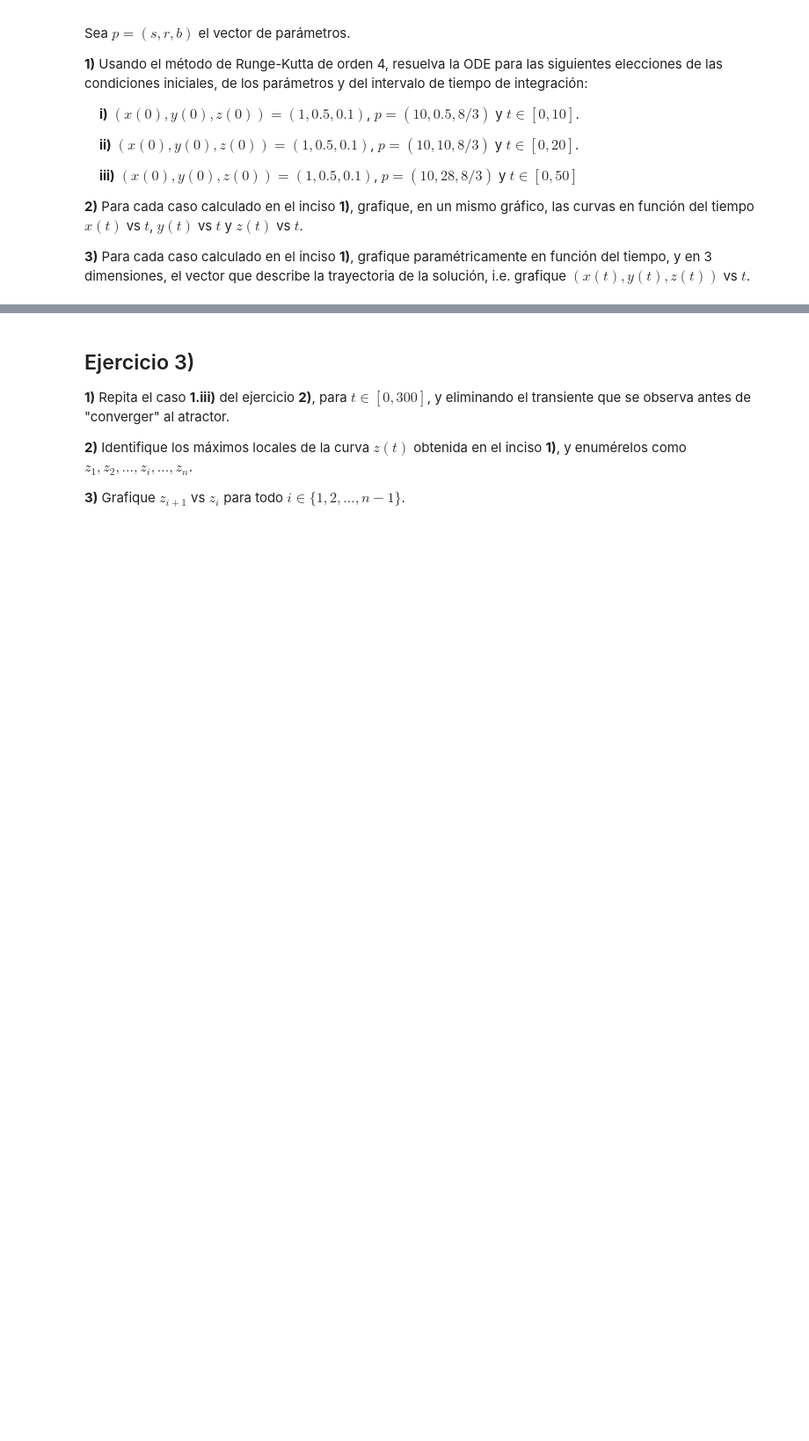
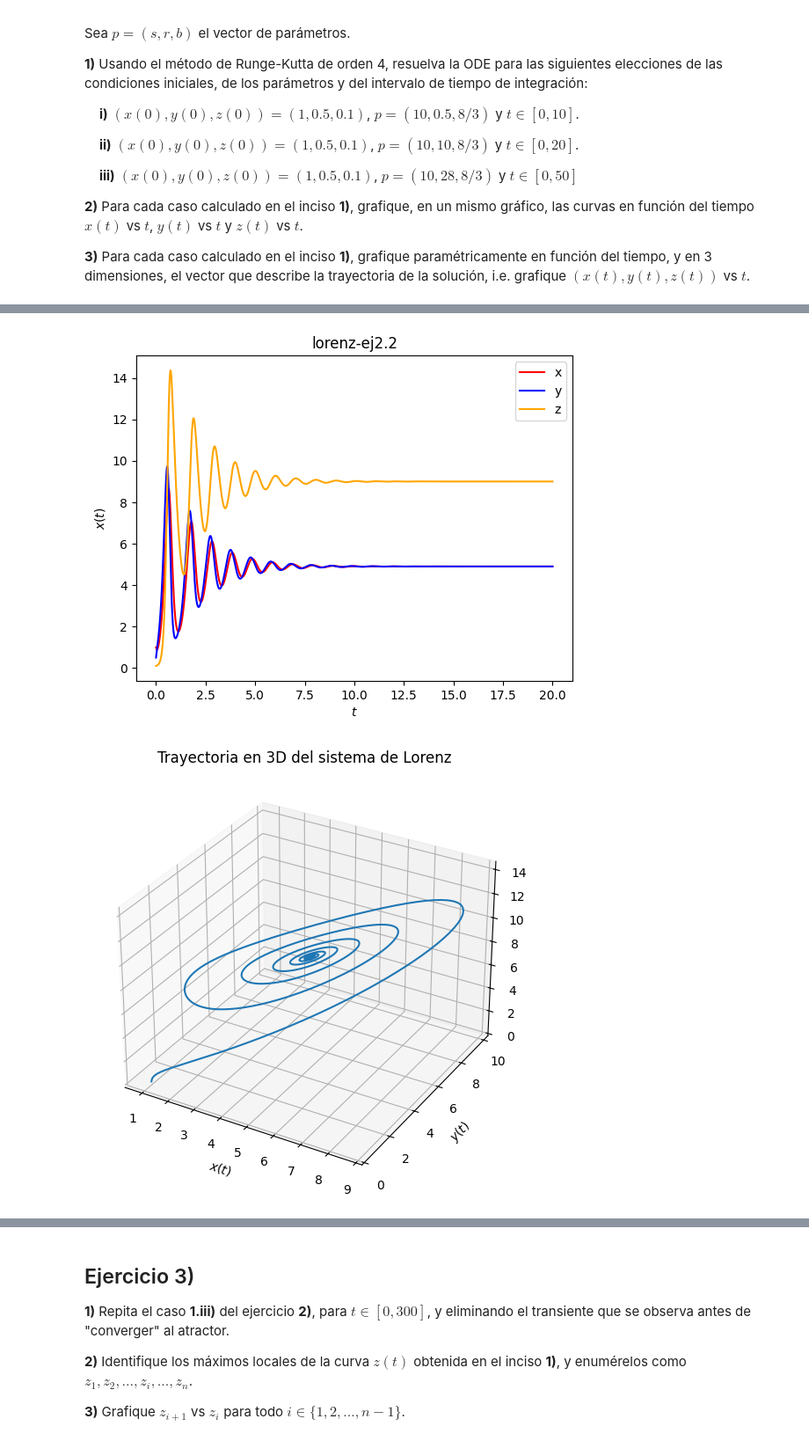
Before and after one commit to Benja2133/Guias-RedesNeuronales, a Jupyter notebook: redes_neuronales_2025_guia_7.ipynb, the cells around one changed output, grey strips where cells are left out. Shown at 88% size. Saved outputs shown, nothing was run; the diff lists cells and outputs as text; code cells hidden in the pictures; blank space fills up the shorter version.

```diff
--- a/redes_neuronales_2025_guia_7.ipynb
+++ b/redes_neuronales_2025_guia_7.ipynb
@@ -139,0 +180,30 @@ Para cada caso calculado en el inciso **1)**, grafique paramétricamente en func
+# %%
+T = 20
+h = 0.01
+k = int(T/h)
+xa = np.array([1,0.5,0.1])
+p = [10,10,8/3]
+t,w = integrador_ode(rk4,f_lorenz,xa,0,T,k,p)
+
+plt.xlabel('$t$')
+plt.ylabel('$x(t)$')
+plt.plot(t,w[0,:],label="x",linestyle='-',c='red')
+plt.plot(t,w[1,:],label="y",linestyle='-',c='blue')
+plt.plot(t,w[2,:],label="z",linestyle='-',c='orange')
+plt.title('lorenz-ej2.2')
+plt.legend()
+
+
+fig = plt.figure(figsize=(10,6.23))
+ax = fig.add_subplot(111, projection='3d')
+
+ax.plot(w[0,:], w[1,:], w[2,:])
+ax.set_xlabel("$x(t)$")
+ax.set_ylabel("$y(t)$")
+ax.set_zlabel("$z(t)$")
+ax.set_title("Trayectoria en 3D del sistema de Lorenz")
+
+plt.show()
+# %% [output]
+[figure, added]
+[figure, added]
```
Also changed, not shown: parts of 3 cells of this notebook.
